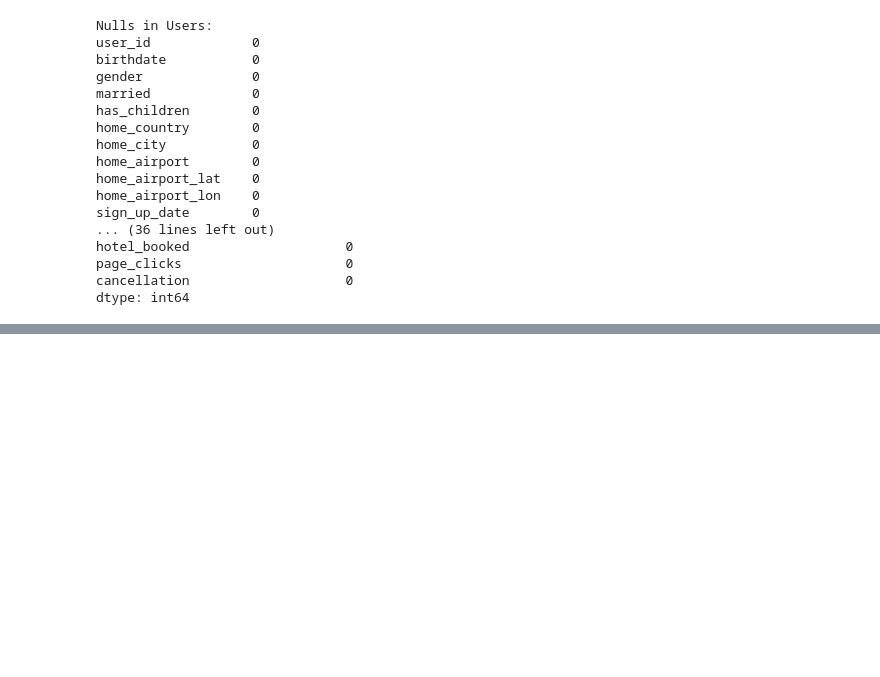
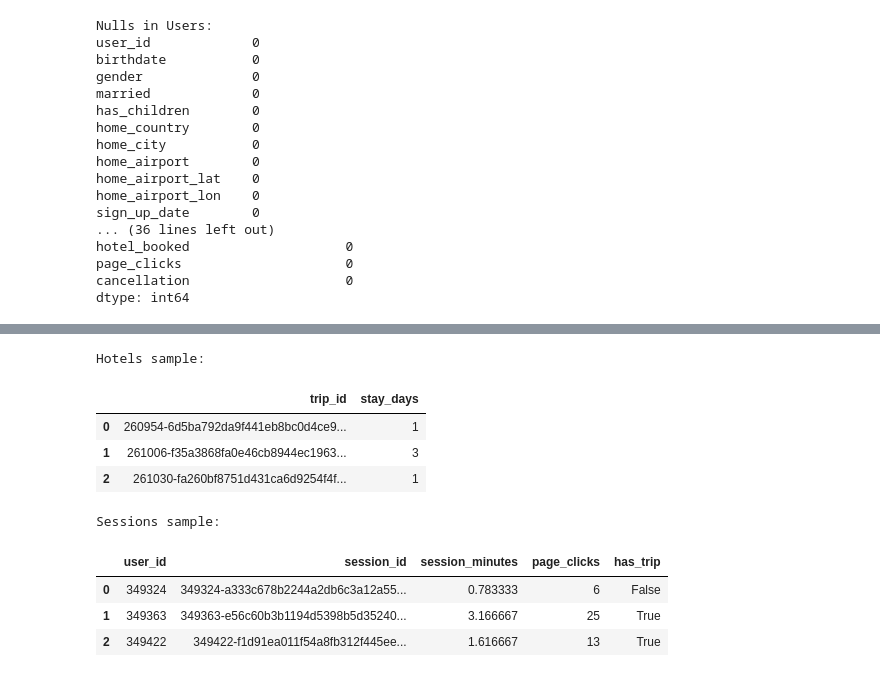
Before and after one commit to BaharehNadri/TravelTride-bi-Project, a Jupyter notebook: Kopie_von_Kopie_von_Untitled0.ipynb, the cells around one changed output, grey strips where cells are left out. Cells and saved outputs as stored; diff of their text form; code cells hidden in the pictures; blank space fills up the shorter version.

```diff
--- a/Kopie_von_Kopie_von_Untitled0.ipynb
+++ b/Kopie_von_Kopie_von_Untitled0.ipynb
@@ -344,0 +487,69 @@ from sqlalchemy import create_engine
+# %%
+# ==== STEP 2 (SAFE): type-fixes + basic feature engineering ====
+
+import pandas as pd
+
+# --- 1) Helper: convert-to-datetime if column exists
+def to_dt(df, cols):
+    for c in cols:
+        if c in df.columns:
+            df[c] = pd.to_datetime(df[c], errors="coerce")
+    return df
+
+# --- 2) Make local copies
+users   = users_clean.copy()
+flights = flights_clean.copy()
+hotels  = hotels_clean.copy()
+sess    = sessions_clean.copy()
+
+# --- 3) Datetime fixes
+flights = to_dt(flights, ["departure_time", "return_time"])
+hotels  = to_dt(hotels,  ["check_in_time", "check_out_time"])
+sess    = to_dt(sess,    ["session_start", "session_end"])
+
+# --- 4) Derived columns (only if needed columns exist)
+
+# Trip length (days)
+if {"departure_time","return_time"}.issubset(flights.columns):
+    flights["trip_days"] = (flights["return_time"] - flights["departure_time"]).dt.days
+
+# Hotel stay (days)
+if {"check_in_time","check_out_time"}.issubset(hotels.columns):
+    hotels["stay_days"] = (hotels["check_out_time"] - hotels["check_in_time"]).dt.days
+
+# Session length (minutes)
+if {"session_start","session_end"}.issubset(sess.columns):
+    sess["session_minutes"] = (sess["session_end"] - sess["session_start"]).dt.total_seconds()/60.0
+
+# Page clicks: ensure integer & fillna 0
+if "page_clicks" in sess.columns:
+    sess["page_clicks"] = sess["page_clicks"].fillna(0).astype("int64")
+
+# Discount amounts: fillna 0
+for c in ["flight_discount_amount","hotel_discount_amount"]:
+    if c in sess.columns:
+        sess[c] = sess[c].fillna(0)
+
+# has_trip flag (True اگر session به یک trip_id وصل است)
+if "trip_id" in sess.columns:
+    sess["has_trip"] = sess["trip_id"].notna()
+
+# --- 5) Quick sanity prints (only columns that exist)
+def head_if_cols(df, cols, n=3, title=""):
+    cols = [c for c in cols if c in df.columns]
+    if cols:
+        print(title)
+        display(df[cols].head(n))
+
+print("Shapes -> Users:", users.shape, "| Flights:", flights.shape, "| Hotels:", hotels.shape, "| Sessions:", sess.shape)
+
+head_if_cols(flights, ["user_id","trip_id","trip_days"], title="\nFlights sample:")
+head_if_cols(hotels,  ["user_id","trip_id","stay_days"], title="\nHotels sample:")
+head_if_cols(sess,    ["user_id","session_id","session_minutes","page_clicks","has_trip"], title="\nSessions sample:")
+
+# --- 6) Push back to *_clean for مراحل بعدی
+users_clean    = users
+flights_clean  = flights
+hotels_clean   = hotels
+sessions_clean = sess
+# %% [output]
@@ -344,0 +563,10 @@ from sqlalchemy import create_engine
+Hotels sample:
+|  | trip_id | stay_days |
+| 0 | 260954-6d5ba792da9f441eb8bc0d4ce9... | 1 |
+| 1 | 261006-f35a3868fa0e46cb8944ec1963... | 3 |
+| 2 | 261030-fa260bf8751d431ca6d9254f4f... | 1 |
+Sessions sample:
+|  | user_id | session_id | session_minutes | page_clicks | has_trip |
+| 0 | 349324 | 349324-a333c678b2244a2db6c3a12a55... | 0.783333 | 6 | False |
+| 1 | 349363 | 349363-e56c60b3b1194d5398b5d35240... | 3.166667 | 25 | True |
+| 2 | 349422 | 349422-f1d91ea011f54a8fb312f445ee... | 1.616667 | 13 | True |
```
Also changed, not shown: parts of 22 cells of this notebook.
